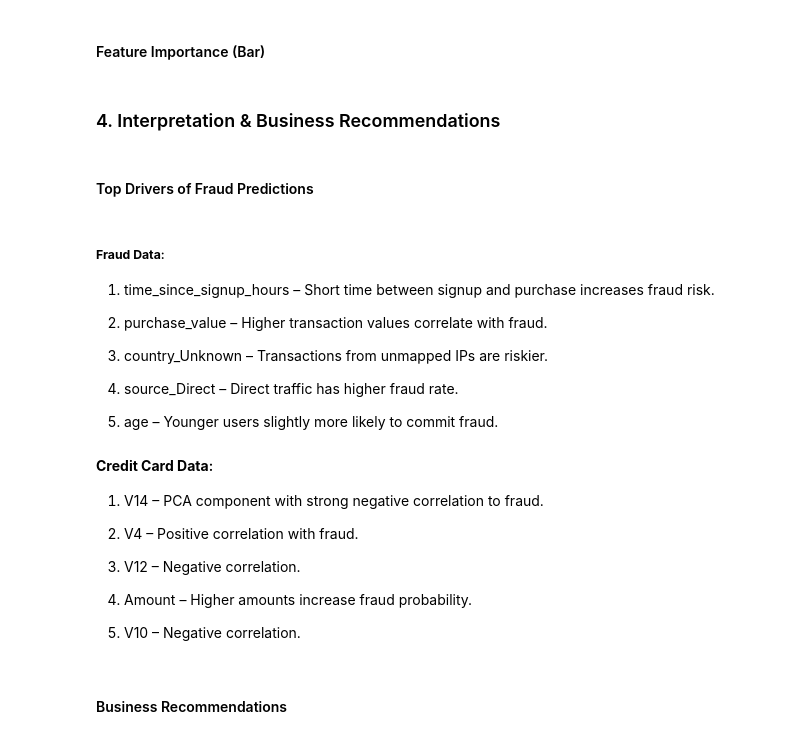
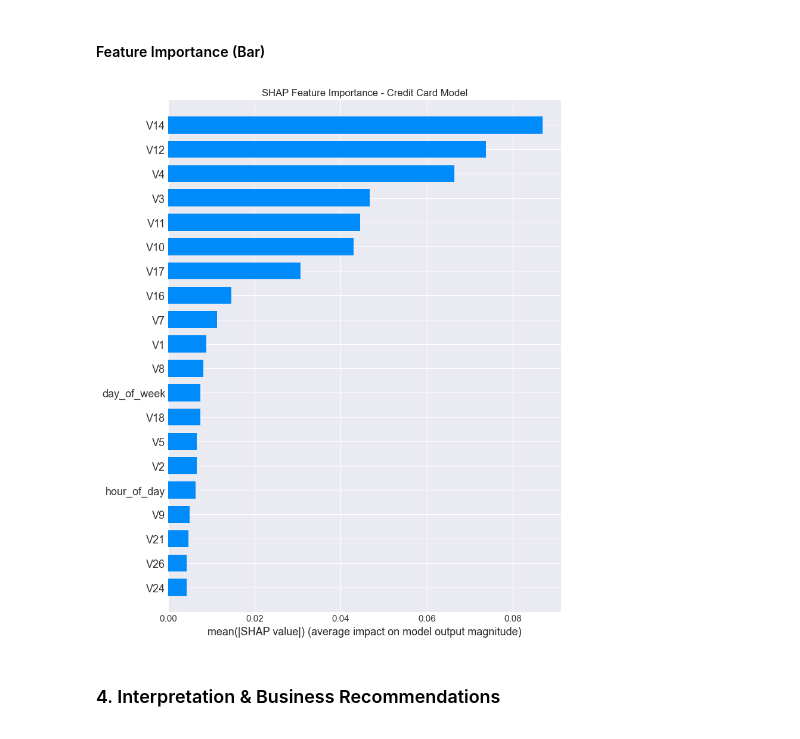
Before and after one commit to HermonaDev/fraud-detection, a Jupyter notebook: notebooks/shap-explainability.ipynb, the cells around one changed output. Drawn from its saved outputs; the diff is of its cells as text; code cells hidden in the pictures.

```diff
--- a/notebooks/shap-explainability.ipynb
+++ b/notebooks/shap-explainability.ipynb
@@ -151,21 +150,3 @@ X_train_cc, X_test_cc, y_train_cc, y_test_cc = train_test_split(
 print("Test set shape:", X_test_cc.shape)
 # %% [output]
 Test set shape: (56746, 31)
-# %%
-sample_size = 500
-sample_idx = np.random.choice(X_test_cc.index, sample_size, replace=False)
-X_sample_cc = X_test_cc.loc[sample_idx]
-
-# Create TreeExplainer
-explainer_cc = shap.TreeExplainer(rf_cc)
-
-# SHAP values for the sample (class 1)
-shap_values_cc = explainer_cc.shap_values(X_sample_cc)[1]
-print("SHAP sample shape:", shap_values_cc.shape)
-
-# Summary plot
-shap.summary_plot(shap_values_cc, X_sample_cc, plot_type="dot", show=False)
-plt.title("SHAP Summary Plot - Credit Card Fraud Model (500 samples)")
-plt.tight_layout()
-plt.savefig("../reports/figures/shap_summary_cc.png", dpi=300, bbox_inches='tight')
-plt.show()
@@ -182,0 +164,18 @@ plt.show()
+# %%
+# Get raw SHAP output
+shap_output_all = explainer_cc.shap_values(X_sample_cc)
+print("Raw SHAP output shape:", shap_output_all.shape)
+
+# Extract class 1 (fraud) SHAP values
+if len(shap_output_all.shape) == 3:
+    # Shape is (n_samples, n_features, n_classes)
+    shap_values_cc = shap_output_all[:, :, 1]
+else:
+    # If list (unlikely)
+    shap_values_cc = shap_output_all[1]
+
+print("SHAP values for class 1 shape:", shap_values_cc.shape)
+print("X_sample_cc shape:", X_sample_cc.shape)
+
+# Ensure shapes match
+assert shap_values_cc.shape == X_sample_cc.shape, f"Shape mismatch: {shap_values_cc.shape} vs {X_sample_cc.shape}"
@@ -183,38 +196,12 @@ plt.show()
 # %% [markdown]
 #### Feature Importance (Bar)
 # %%
-shap.summary_plot(shap_values_cc, X_test_cc, plot_type="bar", show=False)
+shap.summary_plot(shap_values_cc, X_sample_cc, plot_type="bar", show=False)
 plt.title("SHAP Feature Importance - Credit Card Model")
 plt.tight_layout()
 plt.savefig("../reports/figures/shap_bar_cc.png", dpi=300, bbox_inches='tight')
 plt.show()
+# %% [output]
+[figure, added]
 # %% [markdown]
 ### 4. Interpretation & Business Recommendations
-# %% [markdown]
-#### Top Drivers of Fraud Predictions
-# %% [markdown]
-##### **Fraud Data**:
-
-1. time_since_signup_hours – Short time between signup and purchase increases fraud risk.
-
-2. purchase_value – Higher transaction values correlate with fraud.
-
-3. country_Unknown – Transactions from unmapped IPs are riskier.
-
-4. source_Direct – Direct traffic has higher fraud rate.
-
-5. age – Younger users slightly more likely to commit fraud.
-
-#### **Credit Card Data**:
-
-1. V14 – PCA component with strong negative correlation to fraud.
-
-2. V4 – Positive correlation with fraud.
-
-3. V12 – Negative correlation.
-
-4. Amount – Higher amounts increase fraud probability.
-
-5. V10 – Negative correlation.
-# %% [markdown]
-#### Business Recommendations
```
Also changed, not shown: parts of 20 cells of this notebook, 4 other files.
